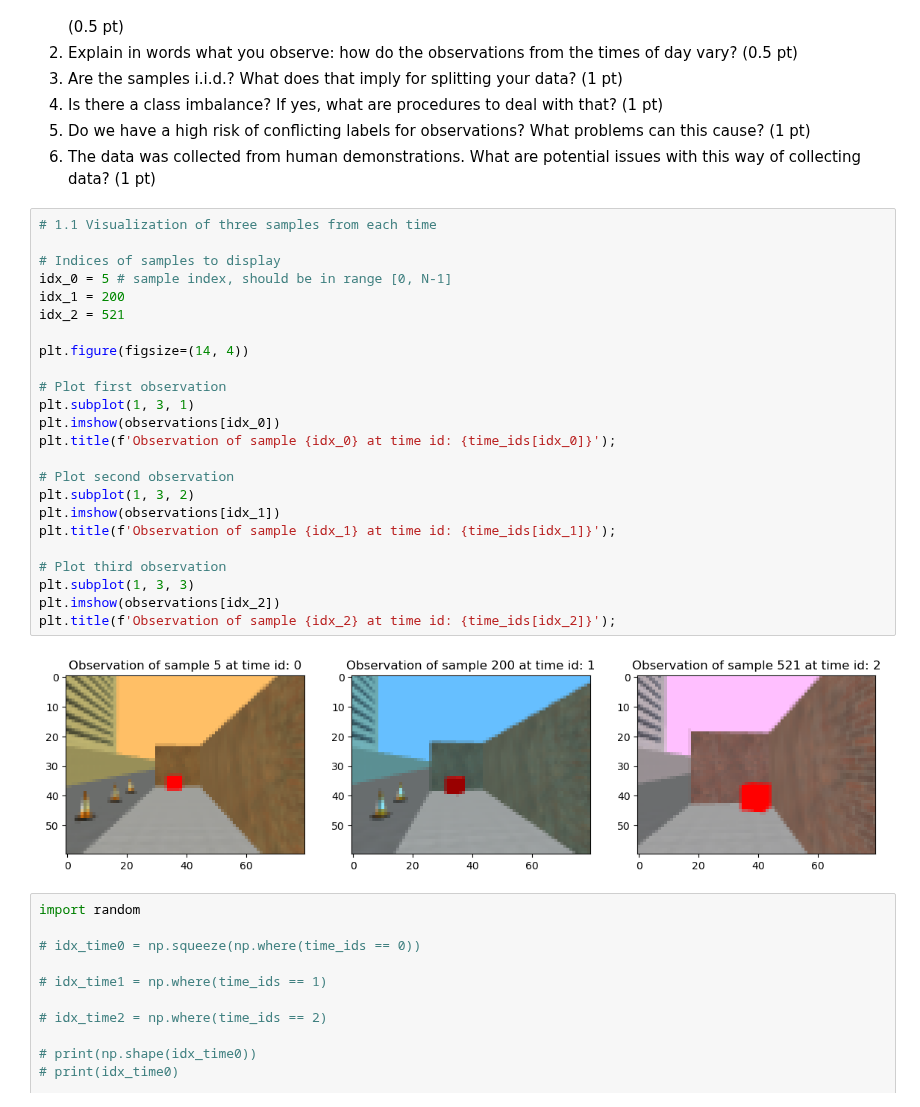
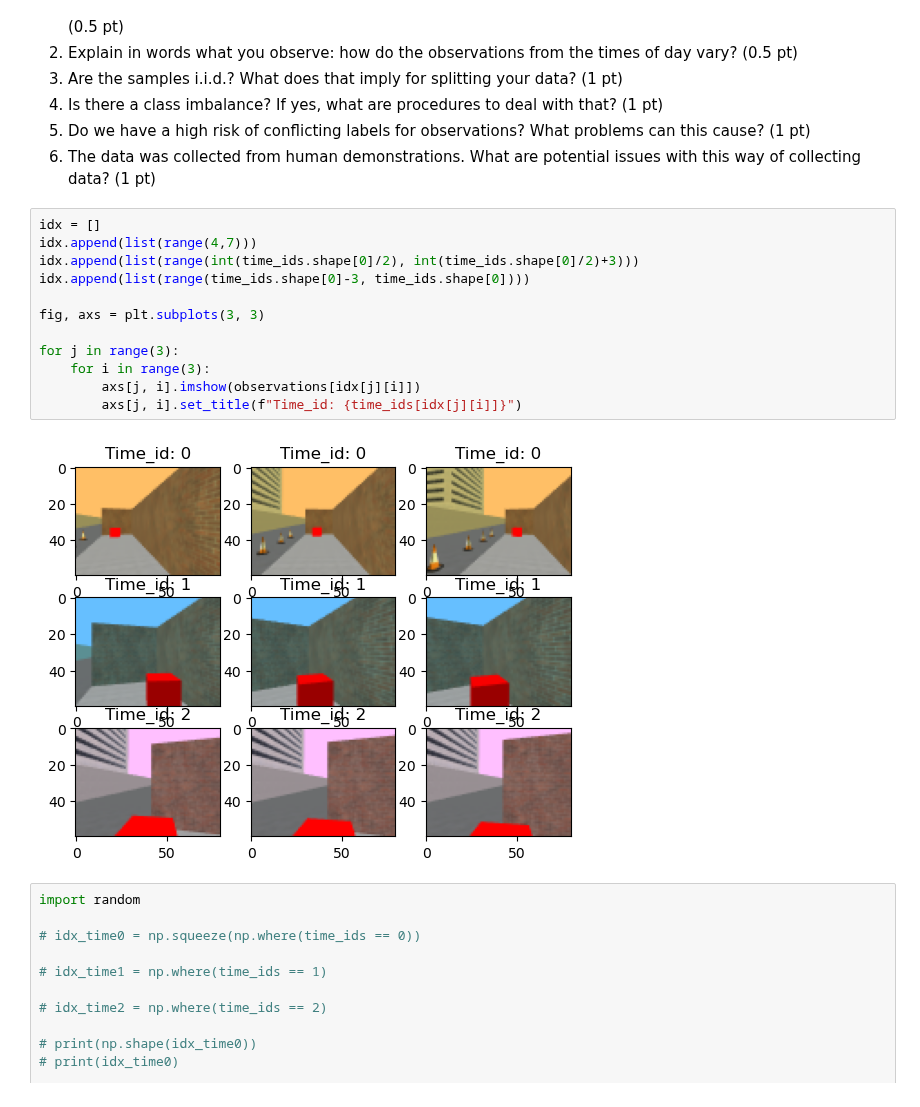
Before and after one commit to kvta1/RO47002, a Jupyter notebook: final_assignment/RO47002-final-assignment-2023.ipynb, the cells around one changed output. Saved outputs shown, nothing was run; the diff lists cells and outputs as text.

Commit message:
Added 3x3 image grid

```diff
--- a/final_assignment/RO47002-final-assignment-2023.ipynb
+++ b/final_assignment/RO47002-final-assignment-2023.ipynb
@@ -838,31 +821,19 @@ Add code and markdown cells to address all of the following points:
 5. Do we have a high risk of conflicting labels for observations? What problems can this cause? <span style="float: right;">(1 pt)</span>
 6. The data was collected from human demonstrations. What are potential issues with this way of collecting data? <span style="float: right;">(1 pt)</span>
 # %%
-# 1.1 Visualization of three samples from each time
+idx = []
+idx.append(list(range(4,7)))
+idx.append(list(range(int(time_ids.shape[0]/2), int(time_ids.shape[0]/2)+3)))
+idx.append(list(range(time_ids.shape[0]-3, time_ids.shape[0])))
 
-# Indices of samples to display
-idx_0 = 5 # sample index, should be in range [0, N-1]
-idx_1 = 200
-idx_2 = 521
+fig, axs = plt.subplots(3, 3)
 
-plt.figure(figsize=(14, 4))
-
-# Plot first observation
-plt.subplot(1, 3, 1)
-plt.imshow(observations[idx_0])
-plt.title(f'Observation of sample {idx_0} at time id: {time_ids[idx_0]}');
-
-# Plot second observation
-plt.subplot(1, 3, 2)
-plt.imshow(observations[idx_1])
-plt.title(f'Observation of sample {idx_1} at time id: {time_ids[idx_1]}');
-
-# Plot third observation
-plt.subplot(1, 3, 3)
-plt.imshow(observations[idx_2])
-plt.title(f'Observation of sample {idx_2} at time id: {time_ids[idx_2]}');
+for j in range(3):
+    for i in range(3):
+        axs[j, i].imshow(observations[idx[j][i]])
+        axs[j, i].set_title(f"Time_id: {time_ids[idx[j][i]]}")
 # %% [output]
-[figure, old version]
+[figure, new version]
 # %%
 import random
 
```
Also changed, not shown: parts of 9 cells of this notebook.
